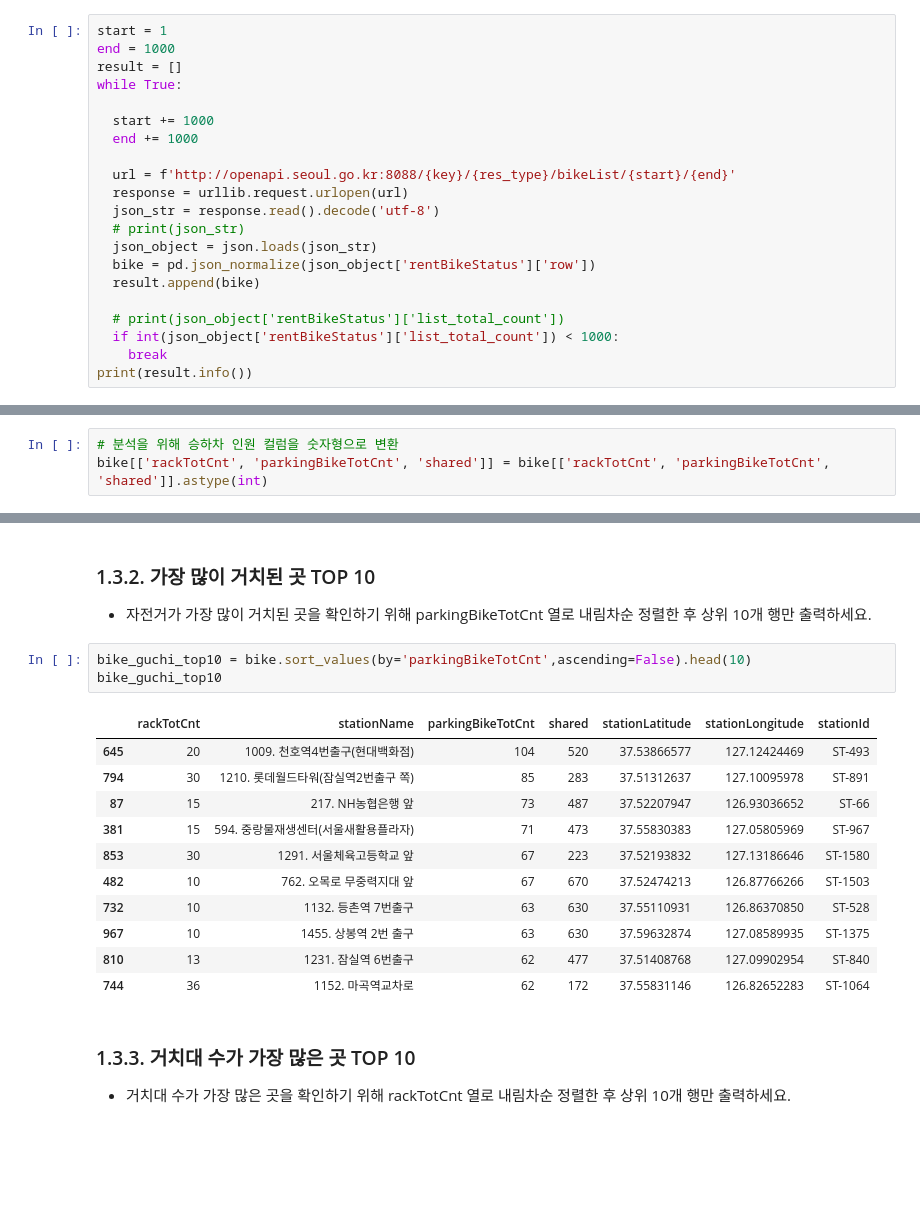
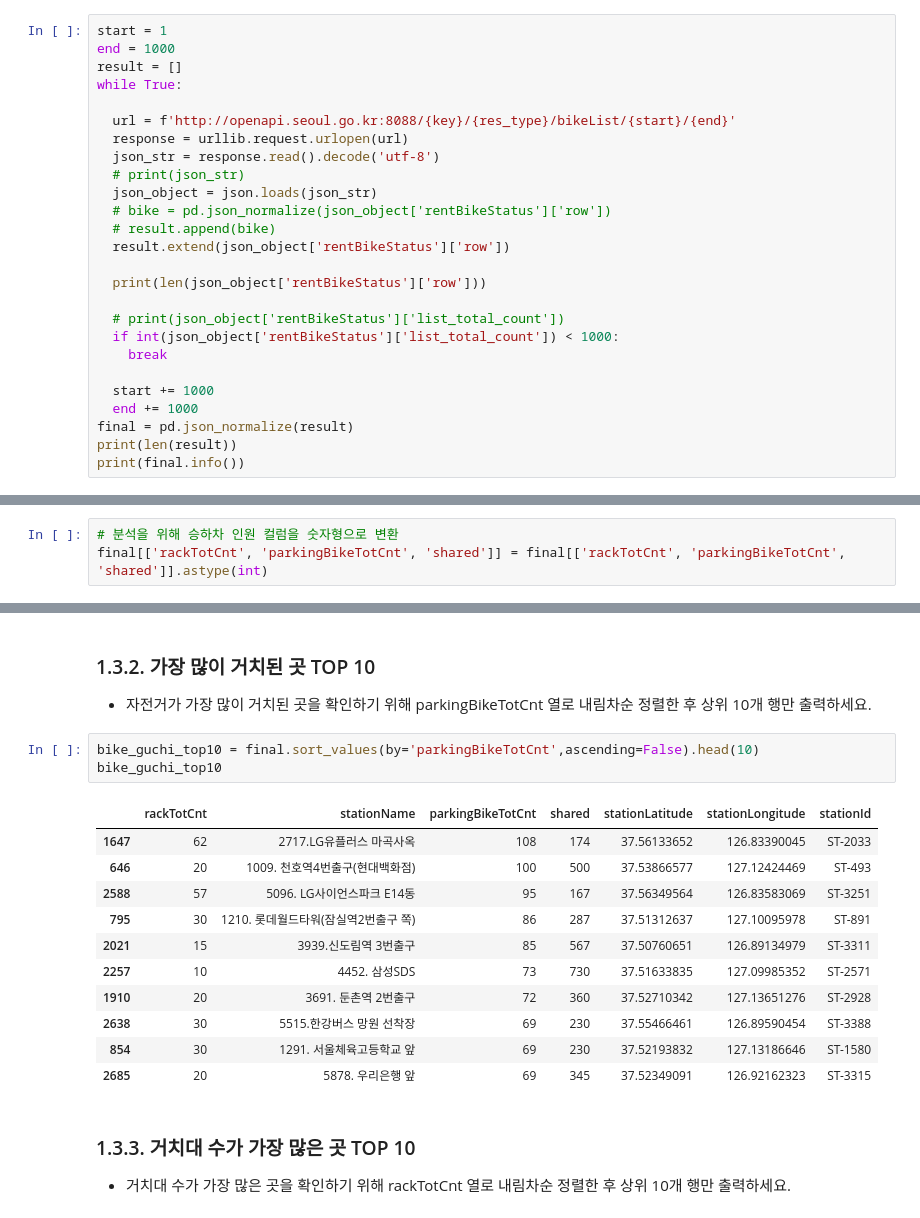
Before and after one commit to jexists/sk_network, a Jupyter notebook: 04.data_collection/50_실습_1/실습01_데이터수집_OpenAPI활용.ipynb, the cells around one changed output, grey strips where cells are left out. Drawn from its saved outputs; the diff is of its cells as text; blank space fills up the shorter version.

```diff
--- a/04.data_collection/50_실습_1/실습01_데이터수집_OpenAPI활용.ipynb
+++ b/04.data_collection/50_실습_1/실습01_데이터수집_OpenAPI활용.ipynb
@@ -62,19 +62,24 @@ end = 1000
 result = []
 while True:
 
-  start += 1000
-  end += 1000
-
   url = f'http://openapi.seoul.go.kr:8088/{key}/{res_type}/bikeList/{start}/{end}'
   response = urllib.request.urlopen(url)
   json_str = response.read().decode('utf-8')
   # print(json_str)
   json_object = json.loads(json_str)
-  bike = pd.json_normalize(json_object['rentBikeStatus']['row'])
-  result.append(bike)
+  # bike = pd.json_normalize(json_object['rentBikeStatus']['row'])
+  # result.append(bike)
+  result.extend(json_object['rentBikeStatus']['row'])
+
+  print(len(json_object['rentBikeStatus']['row']))
 
   # print(json_object['rentBikeStatus']['list_total_count'])
   if int(json_object['rentBikeStatus']['list_total_count']) < 1000:
     break
-print(result.info())
+
+  start += 1000
+  end += 1000
+final = pd.json_normalize(result)
+print(len(result))
+print(final.info())
 # %% [output]
@@ -134,7 +193,7 @@ memory usage: 54.8 KB
 - 구문 예) df['Money'].astype('int')
 # %%
 # 분석을 위해 승하차 인원 컬럼을 숫자형으로 변환
-bike[['rackTotCnt', 'parkingBikeTotCnt', 'shared']] = bike[['rackTotCnt', 'parkingBikeTotCnt', 'shared']].astype(int)
+final[['rackTotCnt', 'parkingBikeTotCnt', 'shared']] = final[['rackTotCnt', 'parkingBikeTotCnt', 'shared']].astype(int)
 # %% [markdown]
 - 결과를 확인합니다.
 # %%
@@ -166,20 +225,20 @@ bike.describe()
 
 - 자전거가 가장 많이 거치된 곳을 확인하기 위해 parkingBikeTotCnt 열로 내림차순 정렬한 후 상위 10개 행만 출력하세요.
 # %%
-bike_guchi_top10 = bike.sort_values(by='parkingBikeTotCnt',ascending=False).head(10)
+bike_guchi_top10 = final.sort_values(by='parkingBikeTotCnt',ascending=False).head(10)
 bike_guchi_top10
 # %% [output]
 |  | rackTotCnt | stationName | parkingBikeTotCnt | shared | stationLatitude | stationLongitude | stationId |
-| 645 | 20 | 1009. 천호역4번출구(현대백화점) | 104 | 520 | 37.53866577 | 127.12424469 | ST-493 |
-| 794 | 30 | 1210. 롯데월드타워(잠실역2번출구 쪽) | 85 | 283 | 37.51312637 | 127.10095978 | ST-891 |
-| 87 | 15 | 217. NH농협은행 앞 | 73 | 487 | 37.52207947 | 126.93036652 | ST-66 |
-| 381 | 15 | 594. 중랑물재생센터(서울새활용플라자) | 71 | 473 | 37.55830383 | 127.05805969 | ST-967 |
-| 853 | 30 | 1291. 서울체육고등학교 앞 | 67 | 223 | 37.52193832 | 127.13186646 | ST-1580 |
-| 482 | 10 | 762. 오목로 무중력지대 앞 | 67 | 670 | 37.52474213 | 126.87766266 | ST-1503 |
-| 732 | 10 | 1132. 등촌역 7번출구 | 63 | 630 | 37.55110931 | 126.86370850 | ST-528 |
-| 967 | 10 | 1455. 상봉역 2번 출구 | 63 | 630 | 37.59632874 | 127.08589935 | ST-1375 |
-| 810 | 13 | 1231. 잠실역 6번출구 | 62 | 477 | 37.51408768 | 127.09902954 | ST-840 |
-| 744 | 36 | 1152. 마곡역교차로 | 62 | 172 | 37.55831146 | 126.82652283 | ST-1064 |
+| 1647 | 62 | 2717.LG유플러스 마곡사옥 | 108 | 174 | 37.56133652 | 126.83390045 | ST-2033 |
+| 646 | 20 | 1009. 천호역4번출구(현대백화점) | 100 | 500 | 37.53866577 | 127.12424469 | ST-493 |
+| 2588 | 57 | 5096. LG사이언스파크 E14동 | 95 | 167 | 37.56349564 | 126.83583069 | ST-3251 |
+| 795 | 30 | 1210. 롯데월드타워(잠실역2번출구 쪽) | 86 | 287 | 37.51312637 | 127.10095978 | ST-891 |
+| 2021 | 15 | 3939.신도림역 3번출구 | 85 | 567 | 37.50760651 | 126.89134979 | ST-3311 |
+| 2257 | 10 | 4452. 삼성SDS | 73 | 730 | 37.51633835 | 127.09985352 | ST-2571 |
+| 1910 | 20 | 3691. 둔촌역 2번출구 | 72 | 360 | 37.52710342 | 127.13651276 | ST-2928 |
+| 2638 | 30 | 5515.한강버스 망원 선착장 | 69 | 230 | 37.55466461 | 126.89590454 | ST-3388 |
+| 854 | 30 | 1291. 서울체육고등학교 앞 | 69 | 230 | 37.52193832 | 127.13186646 | ST-1580 |
+| 2685 | 20 | 5878. 우리은행 앞 | 69 | 345 | 37.52349091 | 126.92162323 | ST-3315 |
 # %% [markdown]
 ### 1.3.3. 거치대 수가 가장 많은 곳 TOP 10
 
```
Also changed, not shown: parts of 12 cells of this notebook, 1 other file.
